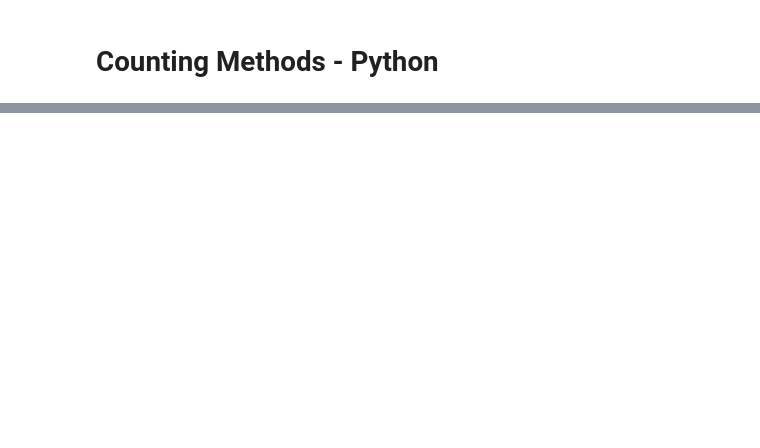
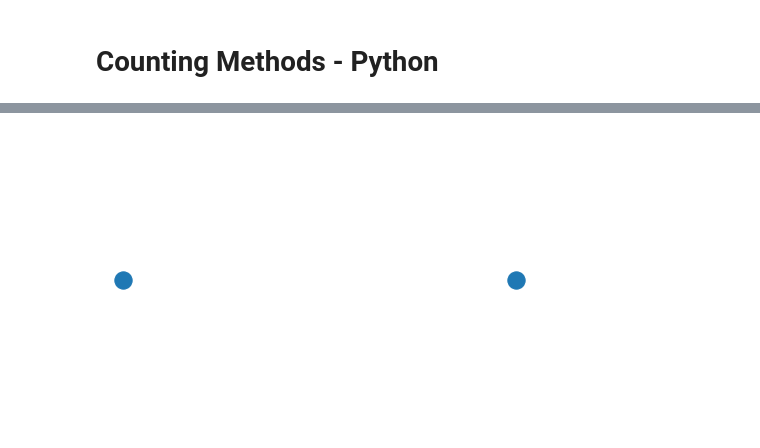
Before and after one commit to pacoraggio/ProbabilityAndBayesianModelingWithPython, a Jupyter notebook: 02_counting_methods_python.ipynb, the cells around one changed output, grey strips where cells are left out. Drawn from its saved outputs; the diff is of its cells as text; code cells hidden in the pictures; blank space fills up the shorter version.

```diff
--- a/02_counting_methods_python.ipynb
+++ b/02_counting_methods_python.ipynb
@@ -3,3 +71,13 @@
+# %%
+G = nx.Graph()
+# %%
+G.add_nodes_from([0, 1])
+# %%
+pos_n1 = {0: (0,0), 1: (1,0)}
+
+nx.draw(G, pos_n1)
+# %% [output]
+[figure, added]
 # %%
 # !pip install python-igraph
 # %%
```
Also changed, not shown: parts of 30 cells of this notebook, 1 other file.
